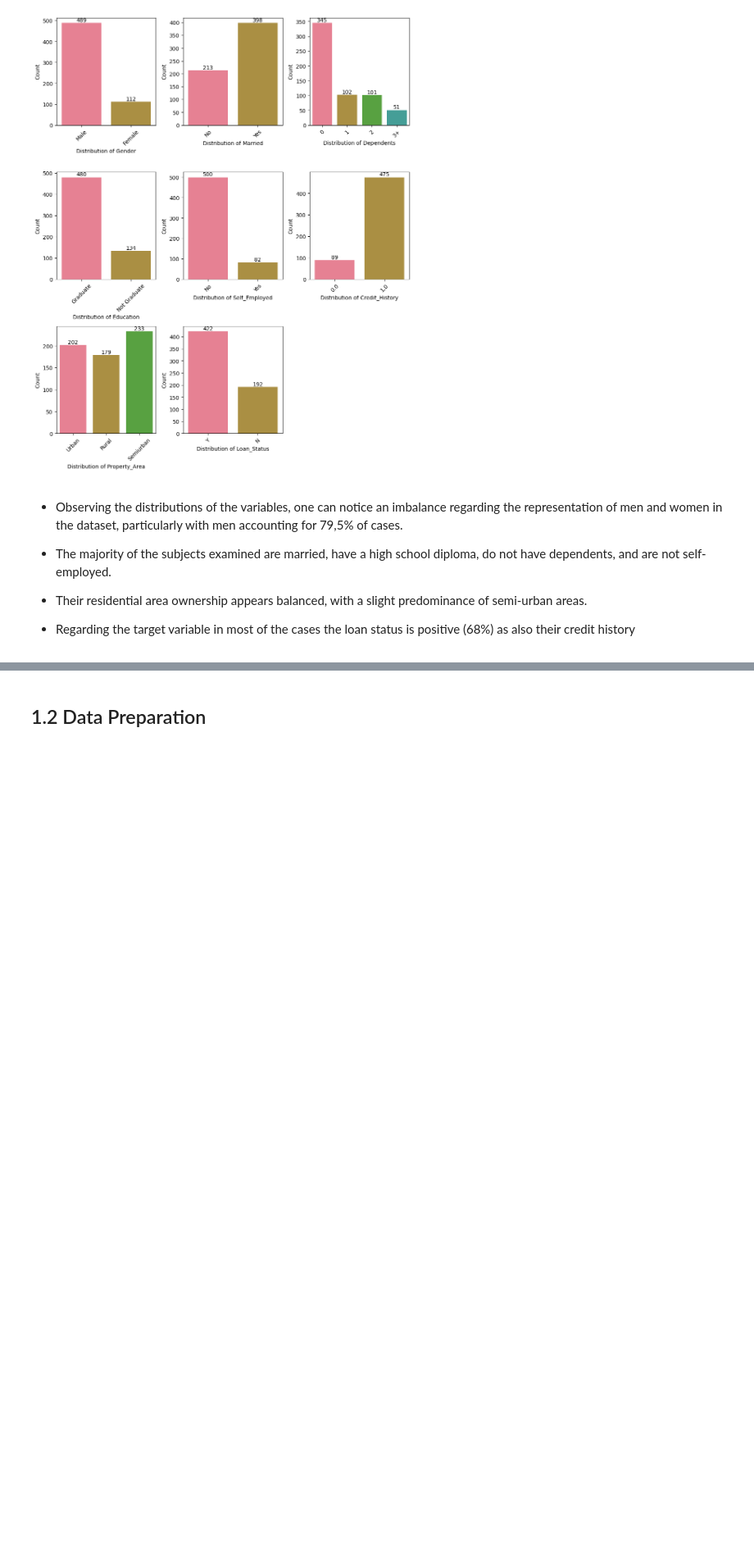
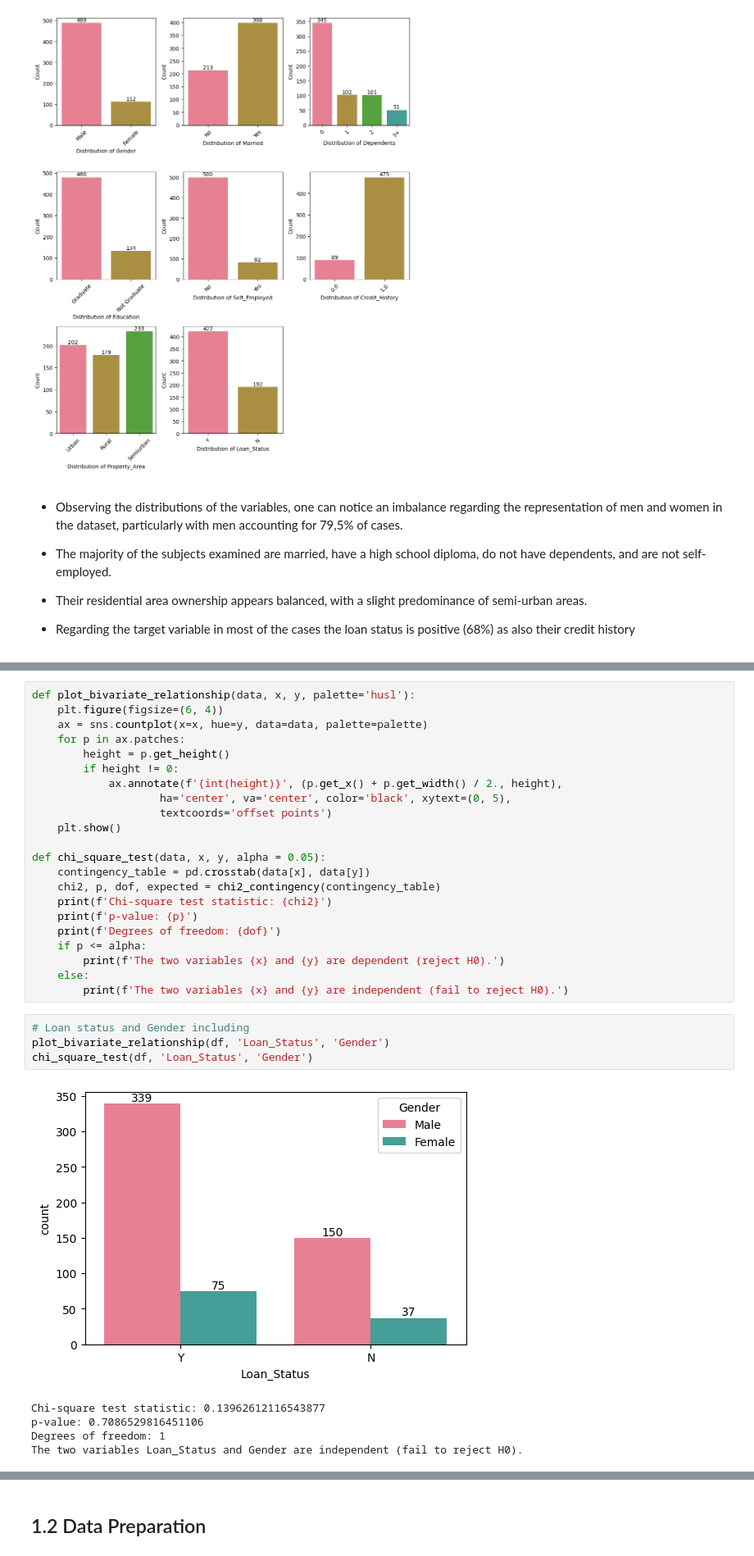
Before and after one commit to NiccoloMarzi/Ethics-in-AI, a Jupyter notebook: loan_eligibility.ipynb, the cells around one changed output, grey strips where cells are left out. Shown at 82% size. Cells and saved outputs as stored; diff of their text form; blank space fills up the shorter version.

```diff
--- a/loan_eligibility.ipynb
+++ b/loan_eligibility.ipynb
@@ -134,0 +158,32 @@ plot_column_distributions(df[continuos_columns], palette, "continue")
+# %%
+def plot_bivariate_relationship(data, x, y, palette='husl'):
+    plt.figure(figsize=(6, 4))
+    ax = sns.countplot(x=x, hue=y, data=data, palette=palette)
+    for p in ax.patches:
+        height = p.get_height()
+        if height != 0:
+            ax.annotate(f'{int(height)}', (p.get_x() + p.get_width() / 2., height),
+                    ha='center', va='center', color='black', xytext=(0, 5),
+                    textcoords='offset points')
+    plt.show()
+
+def chi_square_test(data, x, y, alpha = 0.05):
+    contingency_table = pd.crosstab(data[x], data[y])
+    chi2, p, dof, expected = chi2_contingency(contingency_table)
+    print(f'Chi-square test statistic: {chi2}')
+    print(f'p-value: {p}')
+    print(f'Degrees of freedom: {dof}')
+    if p <= alpha:
+        print(f'The two variables {x} and {y} are dependent (reject H0).')
+    else:
+        print(f'The two variables {x} and {y} are independent (fail to reject H0).')
+# %%
+# Loan status and Gender including
+plot_bivariate_relationship(df, 'Loan_Status', 'Gender')
+chi_square_test(df, 'Loan_Status', 'Gender')
+# %% [output]
+[figure, added]
+Chi-square test statistic: 0.13962612116543877
+p-value: 0.7086529816451106
+Degrees of freedom: 1
+The two variables Loan_Status and Gender are independent (fail to reject H0).
```
Also changed, not shown: parts of 49 cells of this notebook.
